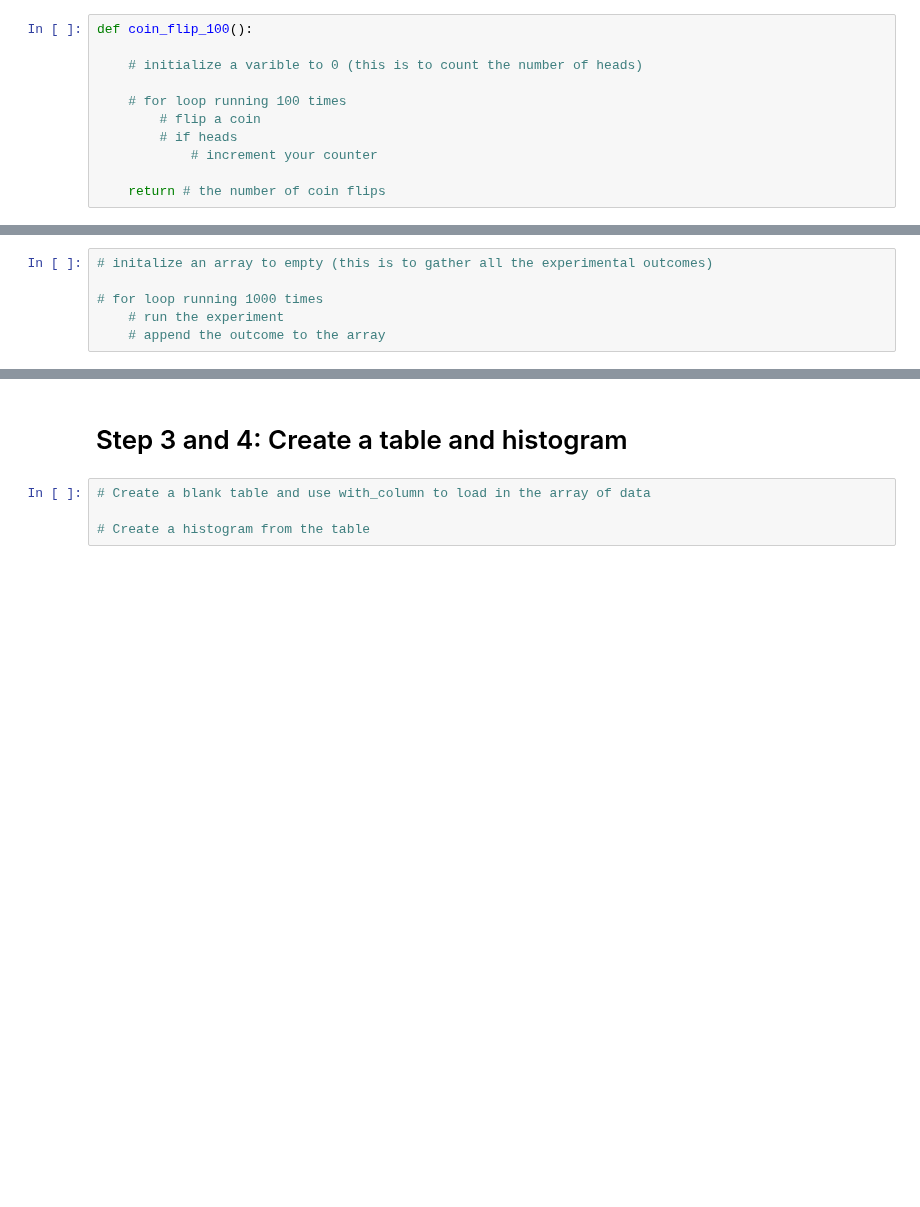
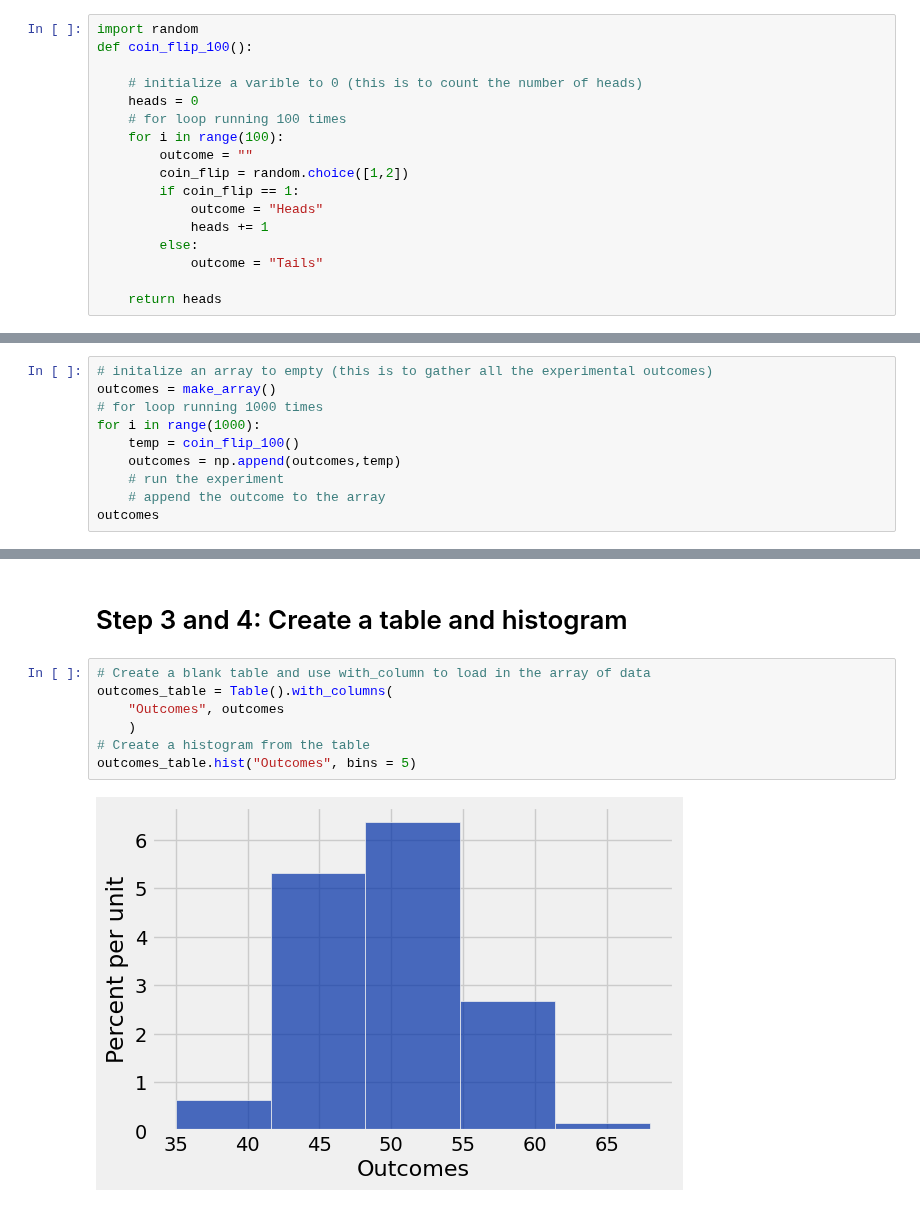
Before and after one commit to bwinterstein/Intro-Data, a Jupyter notebook: Lectures/coinflip.ipynb, the cells around one changed output, grey strips where cells are left out. Drawn from its saved outputs; the diff is of its cells as text; blank space fills up the shorter version.

```diff
--- a/Lectures/coinflip.ipynb
+++ b/Lectures/coinflip.ipynb
@@ -22,21 +22,31 @@ Strategy for exploring the null hypothesis
 # %% [markdown]
 # Step 1: Create Function for the Experiment
 # %%
+import random
 def coin_flip_100():
 
     # initialize a varible to 0 (this is to count the number of heads)
+    heads = 0
+    # for loop running 100 times
+    for i in range(100):
+        outcome = ""
+        coin_flip = random.choice([1,2])
+        if coin_flip == 1:
+            outcome = "Heads"
+            heads += 1
+        else:
+            outcome = "Tails"
 
-    # for loop running 100 times
-        # flip a coin
-        # if heads
-            # increment your counter
-
-    return # the number of coin flips
+    return heads
 # %% [markdown]
 # Step 2: Iterate the experiment many times
 # %%
 # initalize an array to empty (this is to gather all the experimental outcomes)
-
+outcomes = make_array()
 # for loop running 1000 times
+for i in range(1000):
+    temp = coin_flip_100()
+    outcomes = np.append(outcomes,temp)
     # run the experiment
     # append the outcome to the array
+outcomes
@@ -44,5 +72,10 @@ def coin_flip_100():
 # Step 3 and 4: Create a table and histogram
 # %%
 # Create a blank table and use with_column to load in the array of data
-
+outcomes_table = Table().with_columns(
+    "Outcomes", outcomes
+    )
 # Create a histogram from the table
+outcomes_table.hist("Outcomes", bins = 5)
+# %% [output]
+[figure, added]
```
Also changed, not shown: parts of 1 cell of this notebook, 2 other files.
